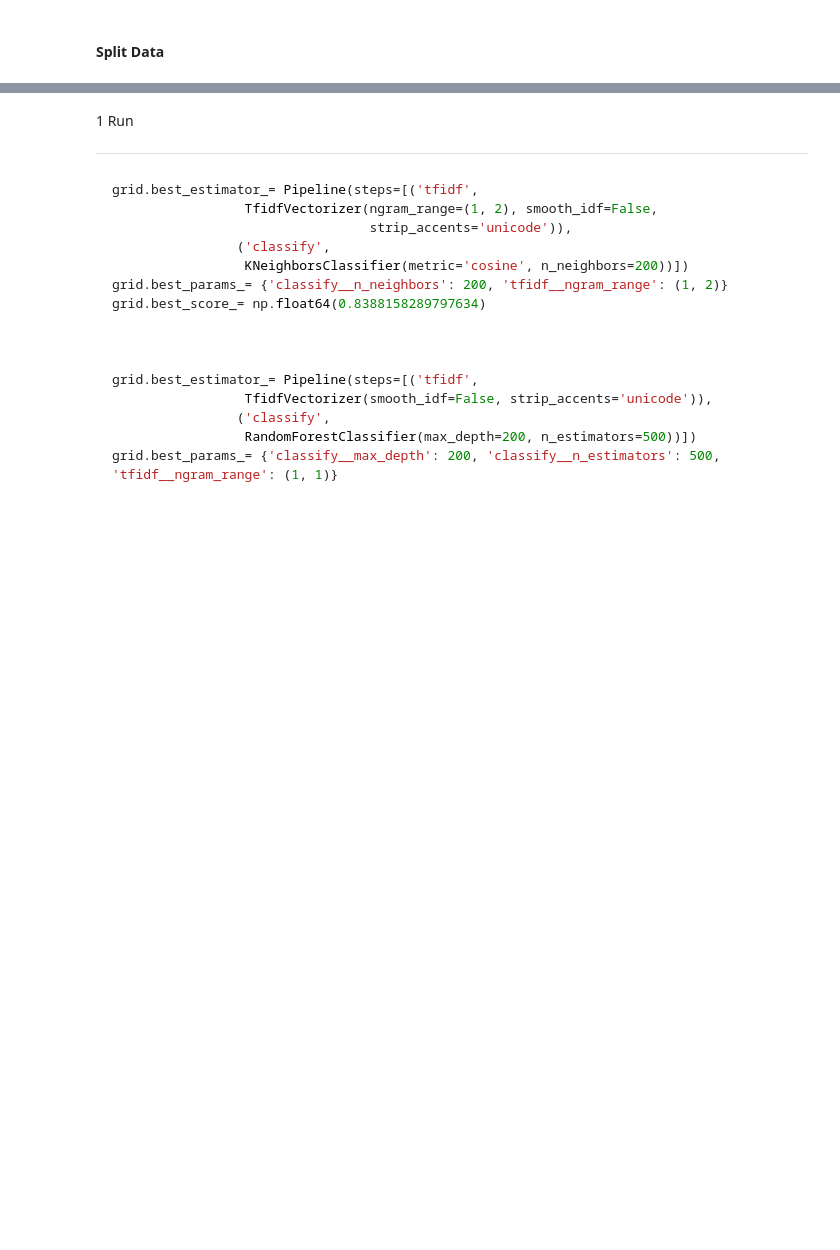
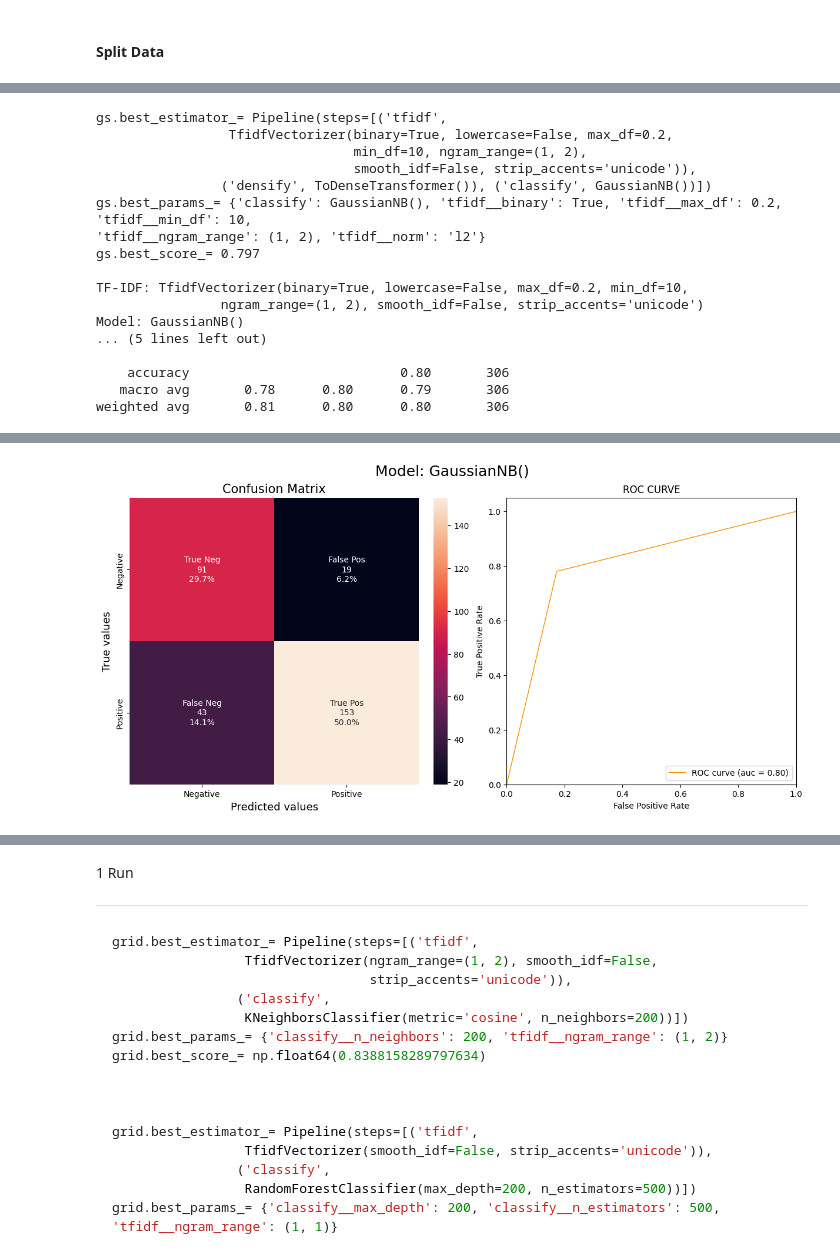
Before and after one commit to Rodrigo-Pedreira/ECM514_CD, a Jupyter notebook: refactored.ipynb, the cells around one changed output, grey strips where cells are left out. Drawn from its saved outputs; the diff is of its cells as text; code cells hidden in the pictures; blank space fills up the shorter version.

Commit message:
etapa de escolher modelo

```diff
--- a/refactored.ipynb
+++ b/refactored.ipynb
@@ -979,7 +991,12 @@ plot_wordcloud(game)
 # %% [markdown]
 #### Split Data
 # %%
-X = np.array(game.df["words"].str.join(" "))
-y = game.df["label"].to_numpy(dtype="int")
+def split_data(g: Game, test_size: float | int = 0.25, random_state: int | None = None):
+    X = g.df["words"].str.join(" ").to_numpy()
+    y = g.df["label"].to_numpy(dtype="int")
+    return train_test_split(
+        X, y, stratify=y, test_size=test_size, random_state=random_state
+    )
 
-X_train, X_test, y_train, y_test = train_test_split(X, y, stratify=y, test_size=0.25)
+
+X_train, X_test, y_train, y_test = split_data(game)
@@ -1085,0 +1418,21 @@ for pipe, param in zip(pipes, param_grids):  # RandomizedSearchCV()
+# %%
+%%time
+gaussiannb_grid = run_gridsearchcv(classfier_params_dict["gaussiannb_params"])
+# %% [output]
+gs.best_estimator_= Pipeline(steps=[('tfidf',
+                 TfidfVectorizer(binary=True, lowercase=False, max_df=0.2,
+                                 min_df=10, ngram_range=(1, 2),
+                                 smooth_idf=False, strip_accents='unicode')),
+                ('densify', ToDenseTransformer()), ('classify', GaussianNB())])
+gs.best_params_= {'classify': GaussianNB(), 'tfidf__binary': True, 'tfidf__max_df': 0.2, 'tfidf__min_df': 10,
+'tfidf__ngram_range': (1, 2), 'tfidf__norm': 'l2'}
+gs.best_score_= 0.797
+
+TF-IDF: TfidfVectorizer(binary=True, lowercase=False, max_df=0.2, min_df=10,
+                ngram_range=(1, 2), smooth_idf=False, strip_accents='unicode')
+Model: GaussianNB()
+... (5 lines left out)
+
+    accuracy                           0.80       306
+   macro avg       0.78      0.80      0.79       306
+weighted avg       0.81      0.80      0.80       306
@@ -1085,0 +1441 @@ for pipe, param in zip(pipes, param_grids):  # RandomizedSearchCV()
+[figure, added]
```
Also changed, not shown: parts of 45 cells of this notebook, 4 other files.
